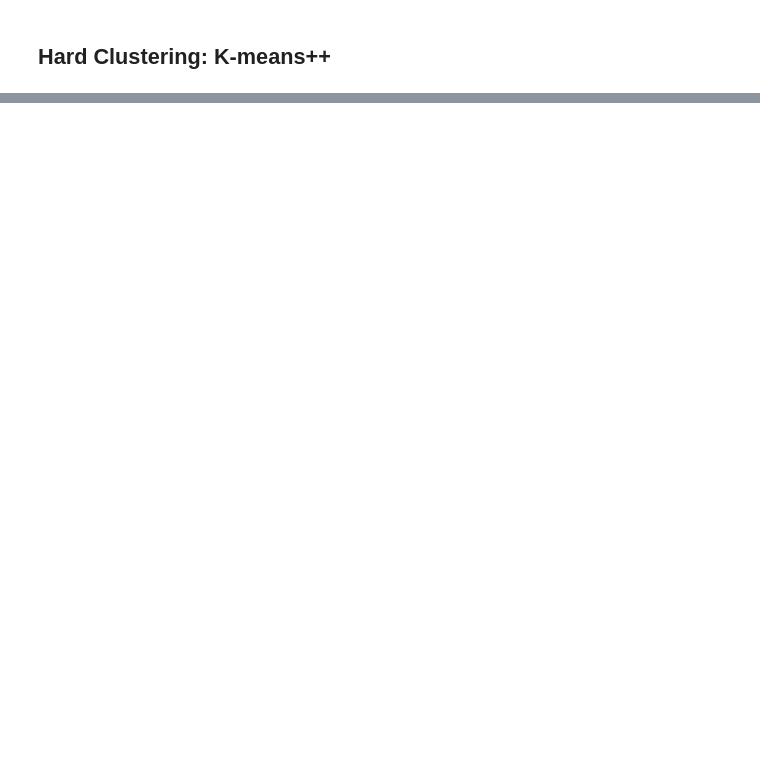
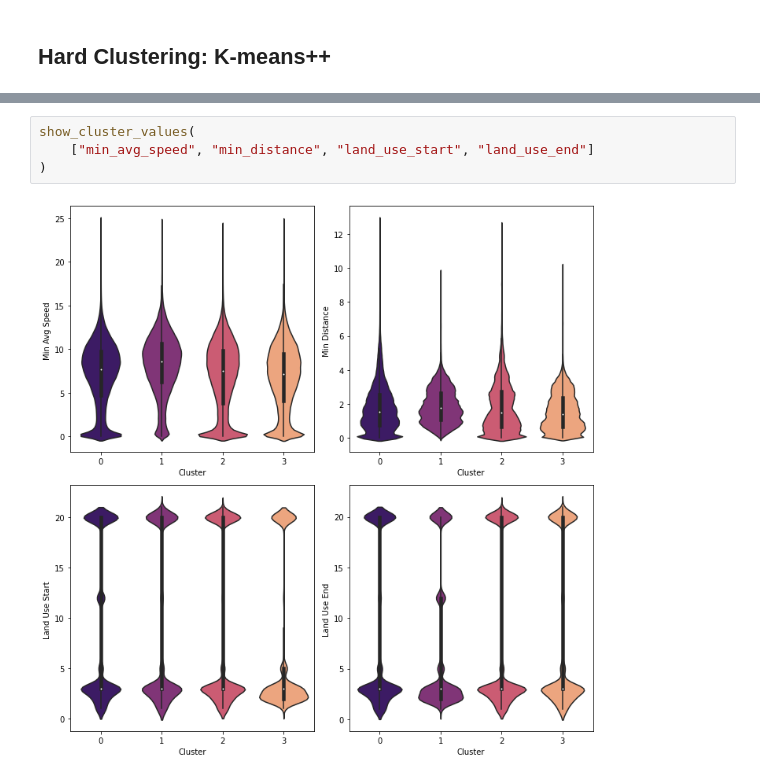
Before and after one commit to mogottsch/aaa-2022-magma, a Jupyter notebook: 03_cluster_analysis/clustering.ipynb, the cells around one changed output, grey strips where cells are left out. Saved outputs shown, nothing was run; the diff lists cells and outputs as text; blank space fills up the shorter version.

```diff
--- a/03_cluster_analysis/clustering.ipynb
+++ b/03_cluster_analysis/clustering.ipynb
@@ -265,0 +394,6 @@ plt.show()
+# %%
+show_cluster_values(
+    ["min_avg_speed", "min_distance", "land_use_start", "land_use_end"]
+)
+# %% [output]
+[figure, added]
```
Also changed, not shown: parts of 48 cells of this notebook.
